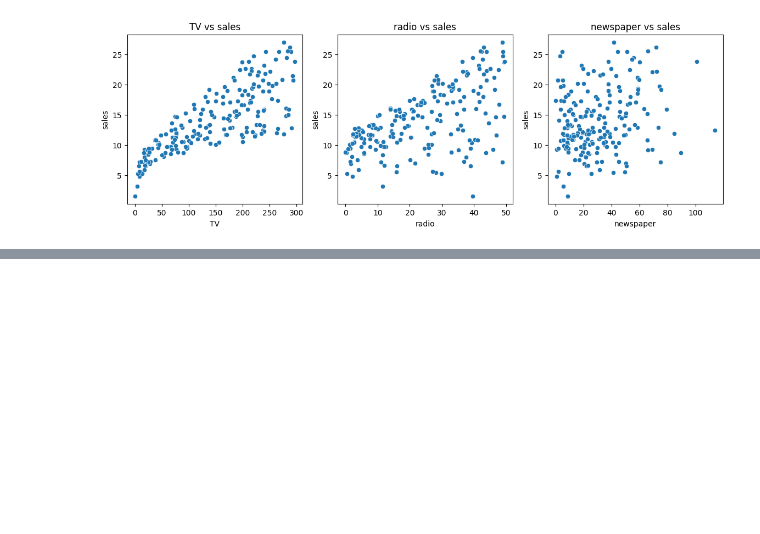
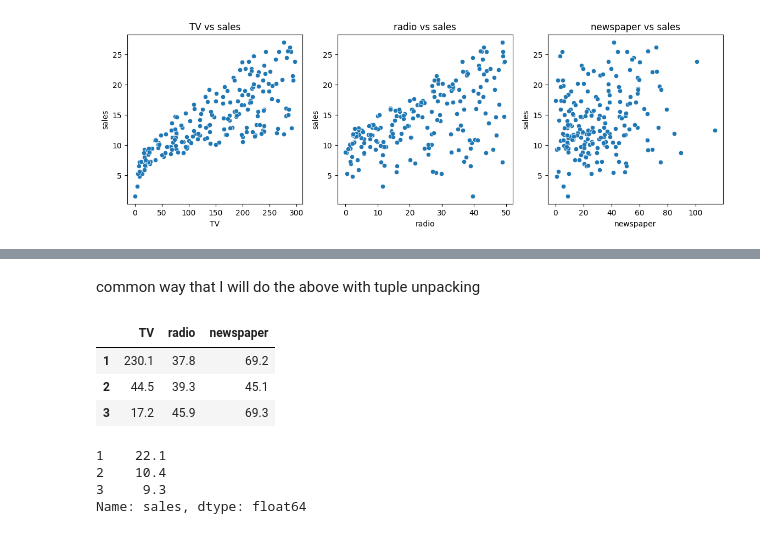
Before and after one commit to kokchun/machine_learning_kokchun_giang_mlops25, a Jupyter notebook: code-alongs/03_linear_regression/linear_regression.ipynb, the cells around one changed output, grey strips where cells are left out. Saved outputs shown, nothing was run; the diff lists cells and outputs as text; code cells hidden in the pictures; blank space fills up the shorter version.

```diff
--- a/code-alongs/03_linear_regression/linear_regression.ipynb
+++ b/code-alongs/03_linear_regression/linear_regression.ipynb
@@ -77,0 +114,18 @@ for feature, ax in zip(features, axes.flatten()):
+# %% [markdown]
+common way that I will do the above with tuple unpacking
+# %%
+X, y = df.drop("sales", axis=1), df["sales"]
+
+X.head(3)
+# %% [output]
+|  | TV | radio | newspaper |
+| 1 | 230.1 | 37.8 | 69.2 |
+| 2 | 44.5 | 39.3 | 45.1 |
+| 3 | 17.2 | 45.9 | 69.3 |
+# %%
+y.head(3)
+# %% [output]
+1    22.1
+2    10.4
+3     9.3
+Name: sales, dtype: float64
```
Also changed, not shown: parts of 4 cells of this notebook, 2 other files.
